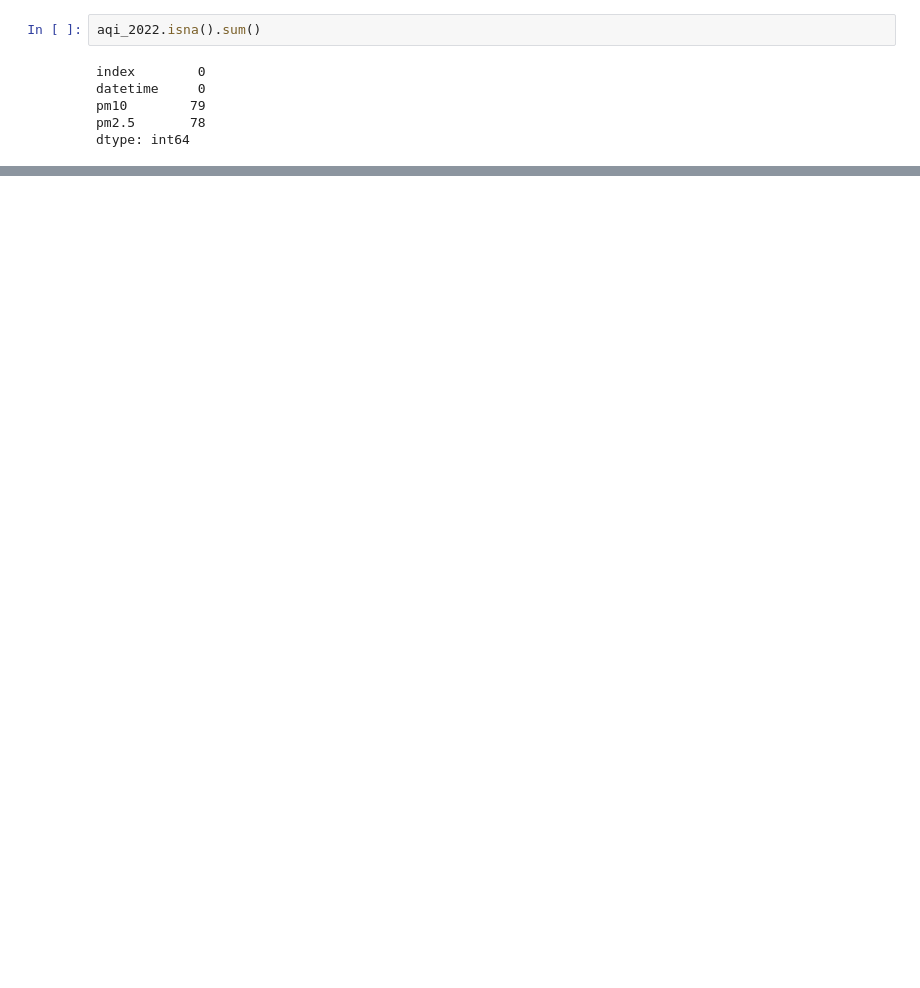
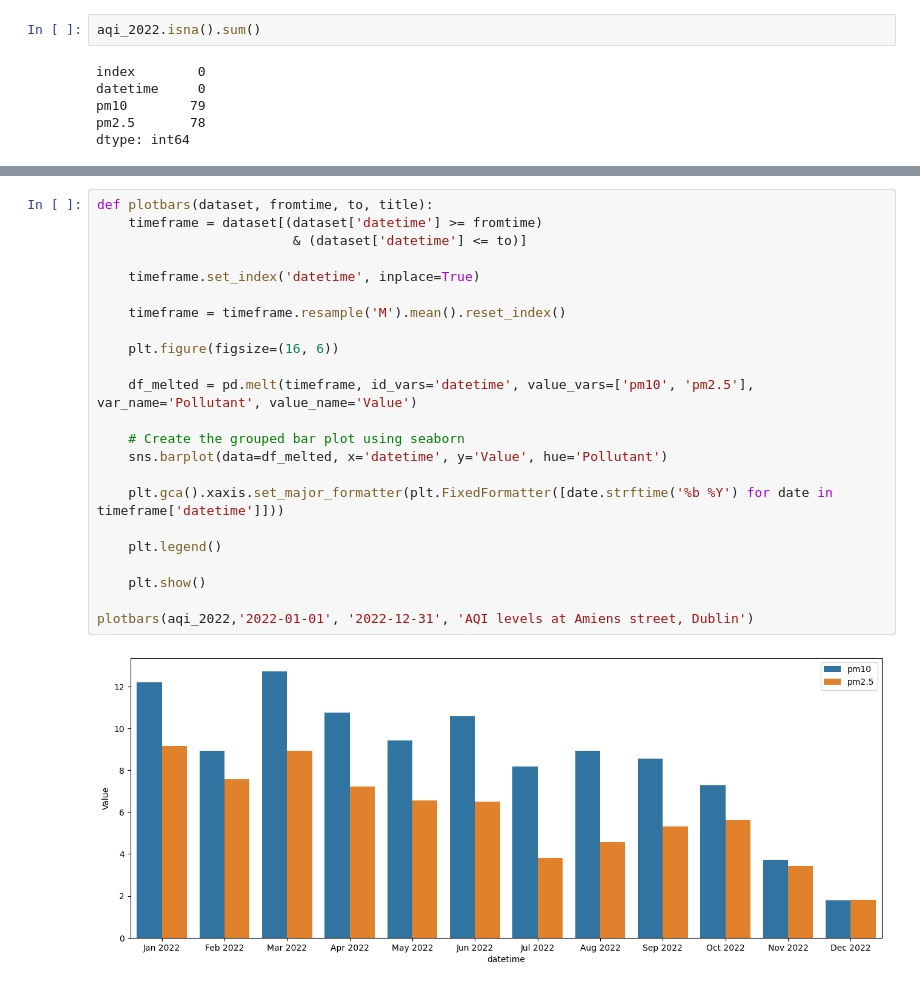
Before and after one commit to AdityaPimpalkar/AQI_federated_learning, a Jupyter notebook: data_exploration.ipynb, the cells around one changed output, grey strips where cells are left out. Cells and saved outputs as stored; diff of their text form; blank space fills up the shorter version.

```diff
--- a/data_exploration.ipynb
+++ b/data_exploration.ipynb
@@ -109,0 +228,25 @@ See the caveats in the documentation: https://pandas.pydata.org/pandas-docs/stab
+# %%
+def plotbars(dataset, fromtime, to, title):
+    timeframe = dataset[(dataset['datetime'] >= fromtime)
+                         & (dataset['datetime'] <= to)]
+
+    timeframe.set_index('datetime', inplace=True)
+
+    timeframe = timeframe.resample('M').mean().reset_index()
+
+    plt.figure(figsize=(16, 6))
+
+    df_melted = pd.melt(timeframe, id_vars='datetime', value_vars=['pm10', 'pm2.5'], var_name='Pollutant', value_name='Value')
+
+    # Create the grouped bar plot using seaborn
+    sns.barplot(data=df_melted, x='datetime', y='Value', hue='Pollutant')
+
+    plt.gca().xaxis.set_major_formatter(plt.FixedFormatter([date.strftime('%b %Y') for date in timeframe['datetime']]))
+
+    plt.legend()
+
+    plt.show()
+
+plotbars(aqi_2022,'2022-01-01', '2022-12-31', 'AQI levels at Amiens street, Dublin')
+# %% [output]
+[figure, added]
```
Also changed, not shown: parts of 15 cells of this notebook.
